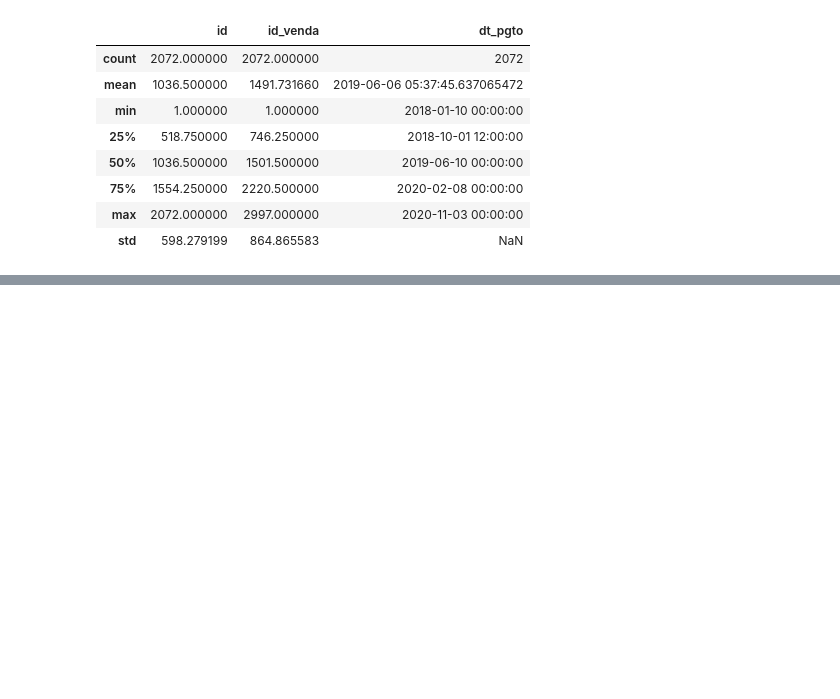
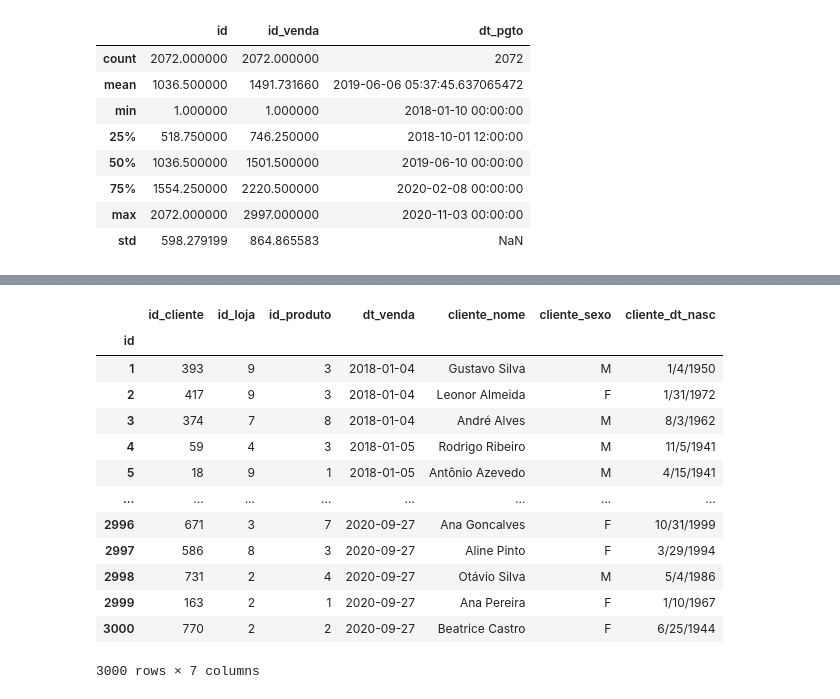
Before and after one commit to gamiel075/analise-de-dados, a Jupyter notebook: analise3.ipynb, the cells around one changed output, grey strips where cells are left out. Drawn from its saved outputs; the diff is of its cells as text; code cells hidden in the pictures; blank space fills up the shorter version.

```diff
--- a/analise3.ipynb
+++ b/analise3.ipynb
@@ -269,0 +311,4 @@ tabela5.describe()
+# %%
+tabela1.loc[tabela1.nome.isnull(),'nome'] =  ' Sem Nome'
+tabela1.loc[tabela1.sexo.isnull(),'sexo'] =  '0'
+tabela1.loc[tabela1.dt_nasc.isnull(),'dt_nasc'] =  ' 1/1/2020'
@@ -269,0 +558,3 @@ tabela5.describe()
+# %%
+tabela1.dt_nasc = pd.to_datetime(tabela1.dt_nasc, format= "%d/%m/%y") #aqui ele corrije o dado
+tabela1
@@ -269,0 +568,6 @@ tabela5.describe()
+# %%
+tabela1 = tabela1.set_index('id')
+tabela2 = tabela2.set_index('id')
+tabela3 = tabela3.set_index('id')
+tabela4 = tabela4.set_index('id')
+tabela5 = tabela5.set_index('id')
@@ -269,0 +694,18 @@ tabela5.describe()
+# %%
+tabela4.join(tabela1.add_prefix('cliente_'), on= 'id_cliente') #integrando e juntando para melhor visualização e consulta
+#como se fosse no sql
+# %% [output]
+|  | id_cliente | id_loja | id_produto | dt_venda | cliente_nome | cliente_sexo | cliente_dt_nasc |
+| id |  |  |  |  |  |  |  |
+| 1 | 393 | 9 | 3 | 2018-01-04 | Gustavo Silva | M | 1/4/1950 |
+| 2 | 417 | 9 | 3 | 2018-01-04 | Leonor Almeida | F | 1/31/1972 |
+| 3 | 374 | 7 | 8 | 2018-01-04 | André Alves | M | 8/3/1962 |
+| 4 | 59 | 4 | 3 | 2018-01-05 | Rodrigo Ribeiro | M | 11/5/1941 |
+| 5 | 18 | 9 | 1 | 2018-01-05 | Antônio Azevedo | M | 4/15/1941 |
+| ... | ... | ... | ... | ... | ... | ... | ... |
+| 2996 | 671 | 3 | 7 | 2020-09-27 | Ana Goncalves | F | 10/31/1999 |
+| 2997 | 586 | 8 | 3 | 2020-09-27 | Aline Pinto | F | 3/29/1994 |
+| 2998 | 731 | 2 | 4 | 2020-09-27 | Otávio Silva | M | 5/4/1986 |
+| 2999 | 163 | 2 | 1 | 2020-09-27 | Ana Pereira | F | 1/10/1967 |
+| 3000 | 770 | 2 | 2 | 2020-09-27 | Beatrice Castro | F | 6/25/1944 |
+3000 rows × 7 columns
```
Also changed, not shown: parts of 54 cells of this notebook, 6 other files.
